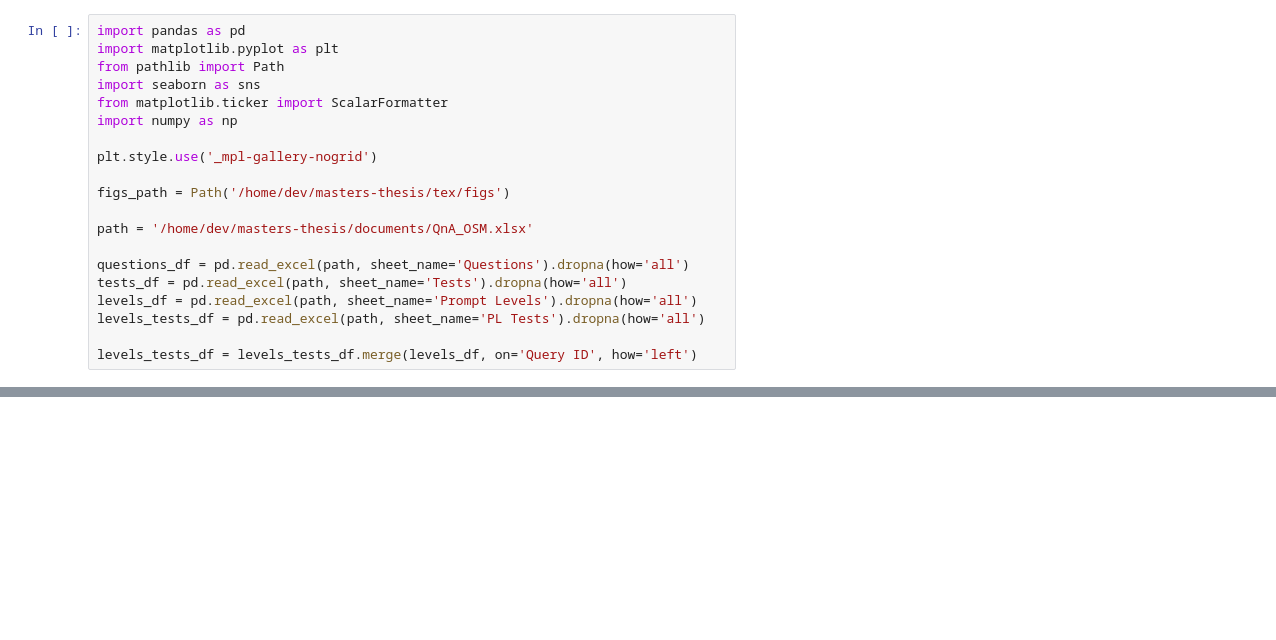
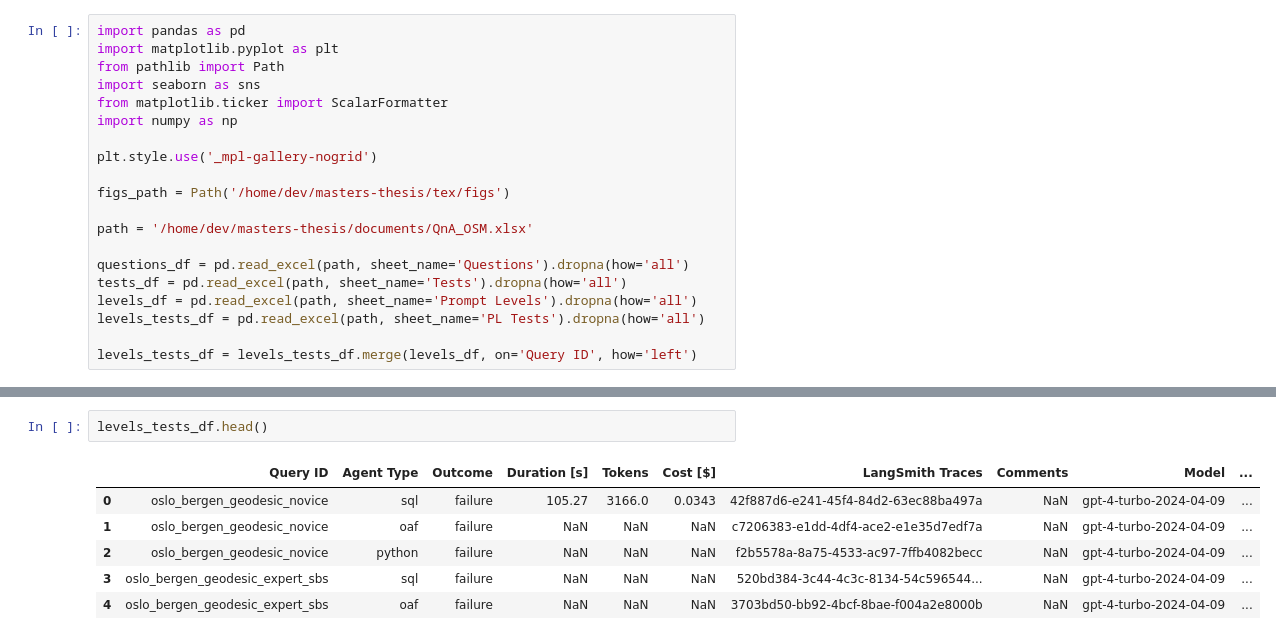
Before and after one commit to oskarhlm/masters-thesis, a Jupyter notebook: src/benchmarking/plots.ipynb, the cells around one changed output, grey strips where cells are left out. Saved outputs shown, nothing was run; the diff lists cells and outputs as text; blank space fills up the shorter version.

```diff
--- a/src/benchmarking/plots.ipynb
+++ b/src/benchmarking/plots.ipynb
@@ -150,0 +151,9 @@ plt.show()
+# %%
+levels_tests_df.head()
+# %% [output]
+|  | Query ID | Agent Type | Outcome | Duration [s] | Tokens | Cost [$] | LangSmith Traces | Comments | Model | ... |
+| 0 | oslo_bergen_geodesic_novice | sql | failure | 105.27 | 3166.0 | 0.0343 | 42f887d6-e241-45f4-84d2-63ec88ba497a | NaN | gpt-4-turbo-2024-04-09 | ... |
+| 1 | oslo_bergen_geodesic_novice | oaf | failure | NaN | NaN | NaN | c7206383-e1dd-4df4-ace2-e1e35d7edf7a | NaN | gpt-4-turbo-2024-04-09 | ... |
+| 2 | oslo_bergen_geodesic_novice | python | failure | NaN | NaN | NaN | f2b5578a-8a75-4533-ac97-7ffb4082becc | NaN | gpt-4-turbo-2024-04-09 | ... |
+| 3 | oslo_bergen_geodesic_expert_sbs | sql | failure | NaN | NaN | NaN | 520bd384-3c44-4c3c-8134-54c596544... | NaN | gpt-4-turbo-2024-04-09 | ... |
+| 4 | oslo_bergen_geodesic_expert_sbs | oaf | failure | NaN | NaN | NaN | 3703bd50-bb92-4bcf-8bae-f004a2e8000b | NaN | gpt-4-turbo-2024-04-09 | ... |
```
Also changed, not shown: parts of 5 cells of this notebook, 18 other files.
